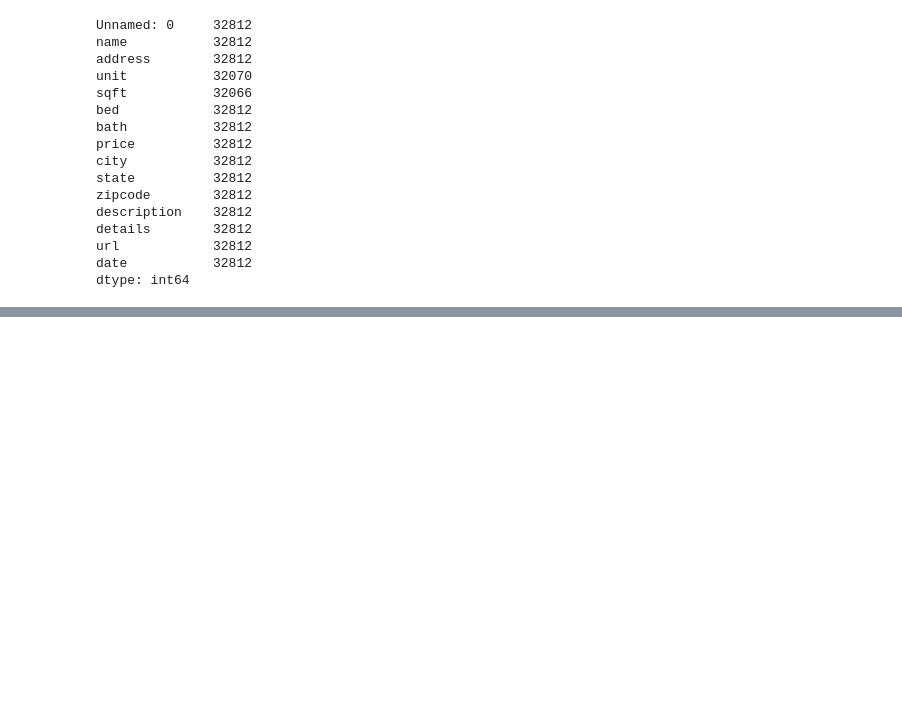
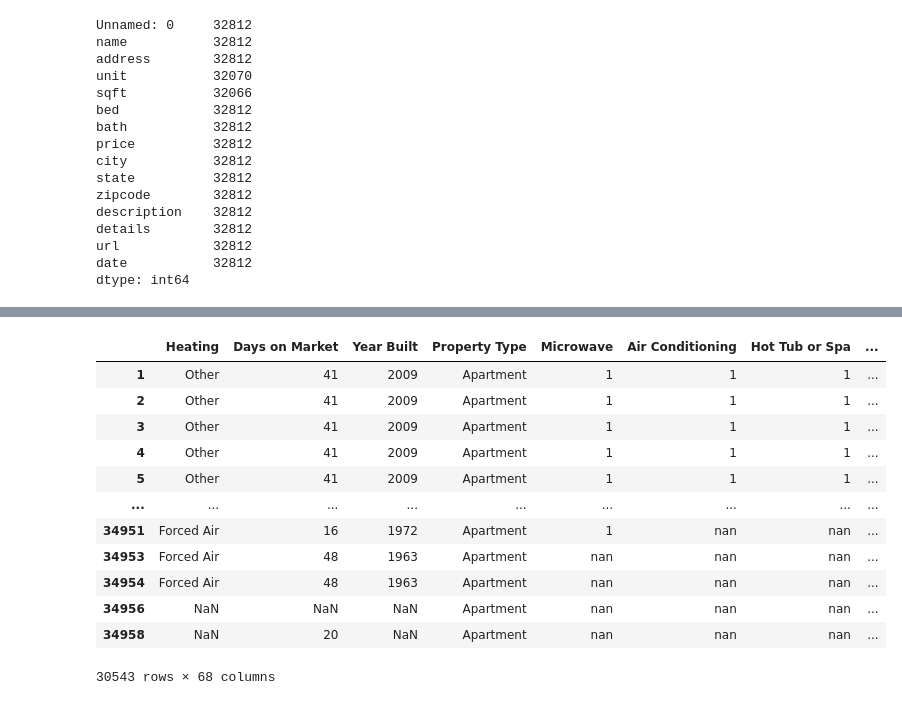
Before and after one commit to Justinandjohnson/Rental_Pricing, a Jupyter notebook: model_BnT.ipynb, the cells around one changed output, grey strips where cells are left out. Drawn from its saved outputs; the diff is of its cells as text; code cells hidden in the pictures; blank space fills up the shorter version.

```diff
--- a/model_BnT.ipynb
+++ b/model_BnT.ipynb
@@ -163,0 +246,17 @@ uf_data.head()
+# %%
+final['Days on Market'].replace(regex=True, to_replace=r'\D', value='', inplace=True)
+final
+# %% [output]
+|  | Heating | Days on Market | Year Built | Property Type | Microwave | Air Conditioning | Hot Tub or Spa | ... |
+| 1 | Other | 41 | 2009 | Apartment | 1 | 1 | 1 | ... |
+| 2 | Other | 41 | 2009 | Apartment | 1 | 1 | 1 | ... |
+| 3 | Other | 41 | 2009 | Apartment | 1 | 1 | 1 | ... |
+| 4 | Other | 41 | 2009 | Apartment | 1 | 1 | 1 | ... |
+| 5 | Other | 41 | 2009 | Apartment | 1 | 1 | 1 | ... |
+| ... | ... | ... | ... | ... | ... | ... | ... | ... |
+| 34951 | Forced Air | 16 | 1972 | Apartment | 1 | nan | nan | ... |
+| 34953 | Forced Air | 48 | 1963 | Apartment | nan | nan | nan | ... |
+| 34954 | Forced Air | 48 | 1963 | Apartment | nan | nan | nan | ... |
+| 34956 | NaN | NaN | NaN | Apartment | nan | nan | nan | ... |
+| 34958 | NaN | 20 | NaN | Apartment | nan | nan | nan | ... |
+30543 rows × 68 columns
```
Also changed, not shown: parts of 6 cells of this notebook, 1 other file.
